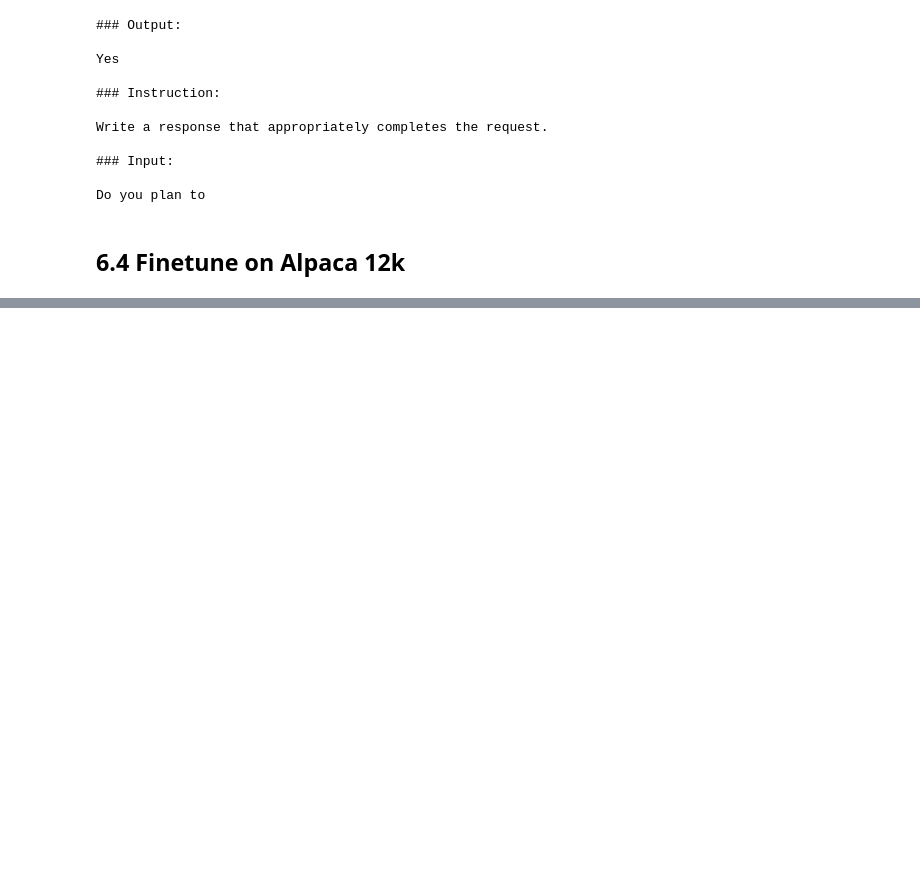
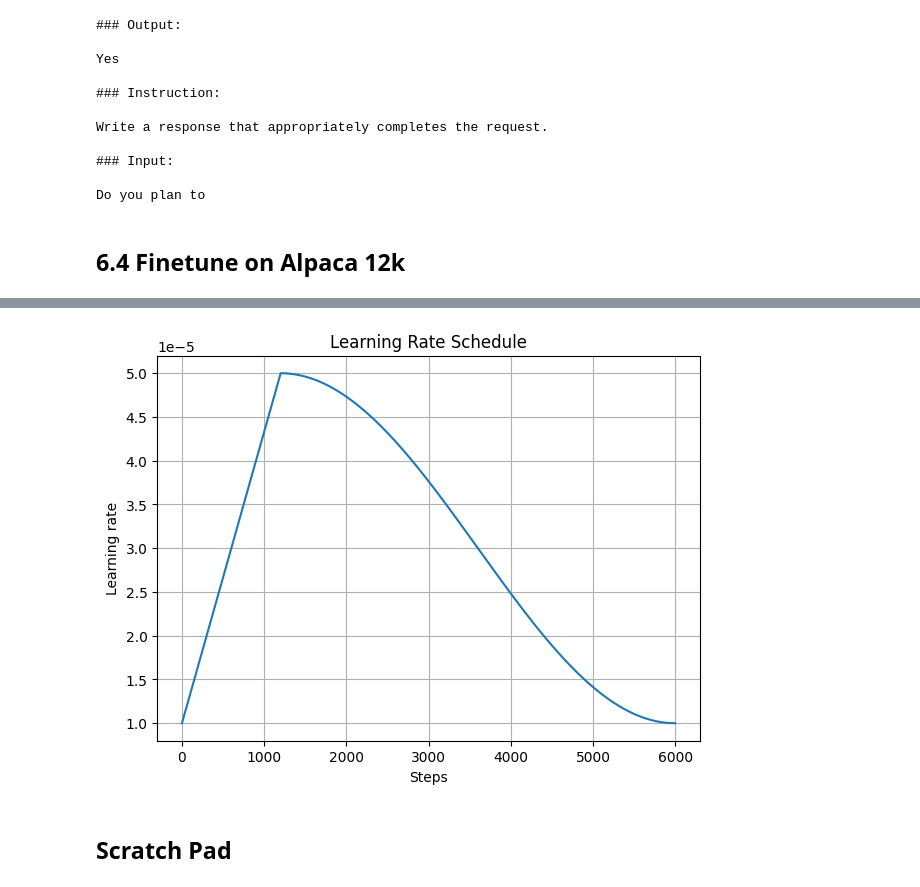
Before and after one commit to GaTech-OMSCS-Adit-Rada/cs7643-project, a Jupyter notebook: instr_fine_tune/cs7643_project_gpt2.ipynb, the cells around one changed output, grey strips where cells are left out. Saved outputs shown, nothing was run; the diff lists cells and outputs as text; code cells hidden in the pictures; blank space fills up the shorter version.

```diff
--- a/instr_fine_tune/cs7643_project_gpt2.ipynb
+++ b/instr_fine_tune/cs7643_project_gpt2.ipynb
@@ -1311,0 +1264,8 @@ Model Name: gpt2-medium (355M)
+# %%
+generated_data_file_path = GOOGLE_DRIVE_PATH + "/instr_fine_tune" + "/data/runs/pretrained_gpt_xl_generated_data.json"
+generated_data = generate_model_response(
+    model=pretrained_gpt_m,
+    test_data=subset_alpaca_test_data,
+    file_path=generated_data_file_path
+)
+generated_data_scores = generate_model_scores(generated_data, generated_data_file_path)
@@ -1395,28 +1351,0 @@ Validation perplexity: 31.678211212158203
-# %%
-import time
-
-start_time = time.time()
-
-torch.manual_seed(123)
-
-optimizer = torch.optim.AdamW(pretrained_gpt_m.parameters(), lr=0.00005, weight_decay=0.1)
-num_epochs = 1
-
-ift_alpaca_training_config = TrainingConfig(
-    model=pretrained_gpt_m,
-    train_loader=alpaca_train_loader,
-    val_loader=alpaca_val_loader,
-    optimizer=optimizer,
-    device=device,
-    num_epochs=num_epochs,
-    eval_freq=5,
-    eval_iter=5,
-    start_context=sample_text,
-    tokenizer=tokenizer,
-)
-
-ift_alpaca_training_results = train_model_simple(ift_alpaca_training_config)
-
-end_time = time.time()
-execution_time_minutes = (end_time - start_time) / 60
-print(f"Training completed in {execution_time_minutes:.2f} minutes.")
@@ -1460,0 +1421,3 @@ print("Output text:\n", generated_text)
+# %%
+run_name = "run33"
+generated_data, ift_alpaca_training_results, ift_alpaca_training_config = finetune_model(run_name)
@@ -1460,0 +1441,4 @@ print("Output text:\n", generated_text)
+# %%
+directory_path = f"{GOOGLE_DRIVE_PATH}/instr_fine_tune/data/runs/{run_name}/"
+generated_data_file_path = directory_path + "generated_data.json"
+generated_data_file_path
@@ -1460,0 +1447,6 @@ print("Output text:\n", generated_text)
+# %%
+plot_and_save_learning_rate(ift_alpaca_training_results, filepath=directory_path + "learning_rate.png")
+# %% [output]
+[figure, added]
+# %% [markdown]
+## Scratch Pad
```
Also changed, not shown: parts of 59 cells of this notebook, 5 other files.
